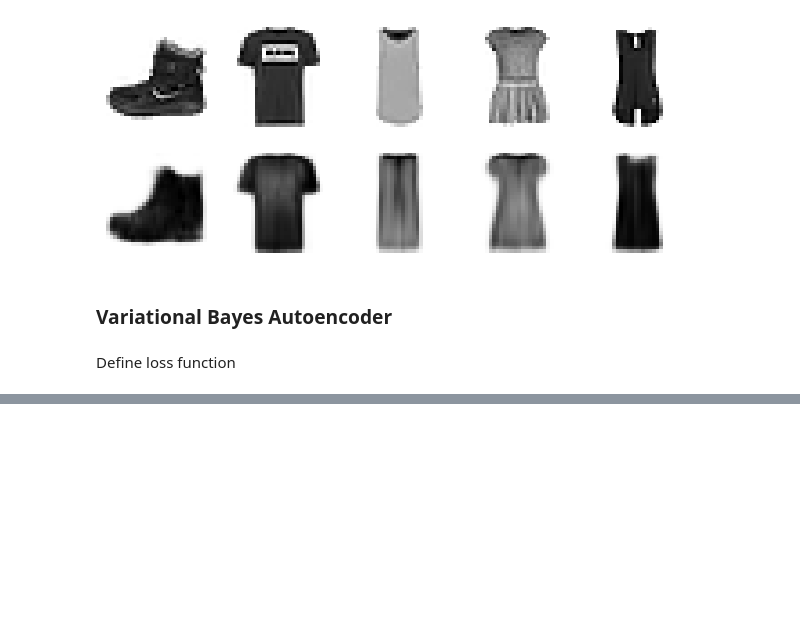
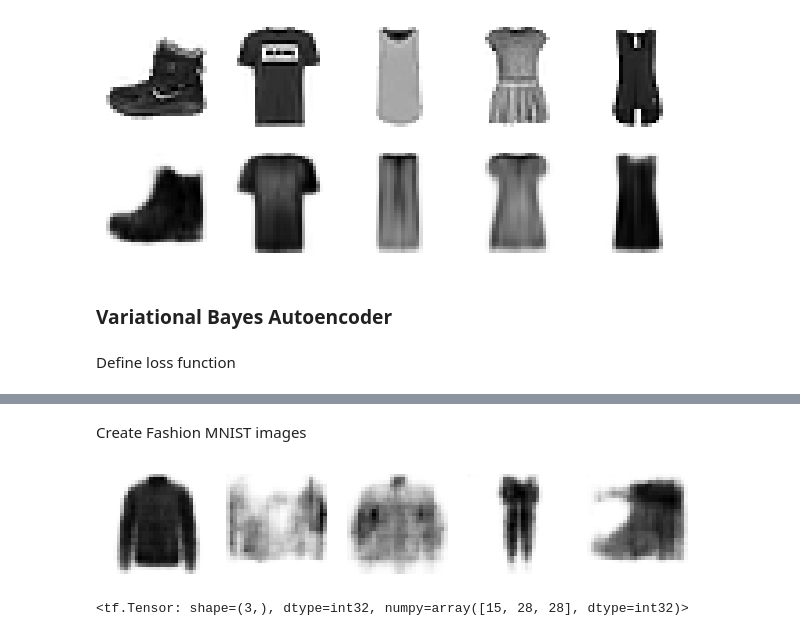
Before and after one commit to quyongkeomut/Hands-On-Machine-Learning-with-Scikit-Learn-Keras-and-TensorFlow---my-practice, a Jupyter notebook: Chapter_17_Self_Supervised_learning_&_GAN.ipynb, the cells around one changed output, grey strips where cells are left out. Saved outputs shown, nothing was run; the diff lists cells and outputs as text; code cells hidden in the pictures; blank space fills up the shorter version.

```diff
--- a/Chapter_17_Self_Supervised_learning_&_GAN.ipynb
+++ b/Chapter_17_Self_Supervised_learning_&_GAN.ipynb
@@ -529,0 +521,11 @@ Epoch 50/50
+# %% [markdown]
+Create Fashion MNIST images
+# %%
+embeddings = K.random_normal(shape=[5, embedding_size])
+images = variational_decoder(embeddings).numpy()
+fig = plt.figure(figsize=(5 * 1.5, 3))
+for image_index in range(5):
+    plt.subplot(2, 5, 1 + 5 + image_index)
+    plot_image(images[image_index]*255)
+# %% [output]
+[figure, added]
@@ -529,0 +538,4 @@ Epoch 50/50
+# %%
+K.shape(images)
+# %% [output]
+<tf.Tensor: shape=(3,), dtype=int32, numpy=array([15, 28, 28], dtype=int32)>
```
Also changed, not shown: parts of 8 cells of this notebook.
